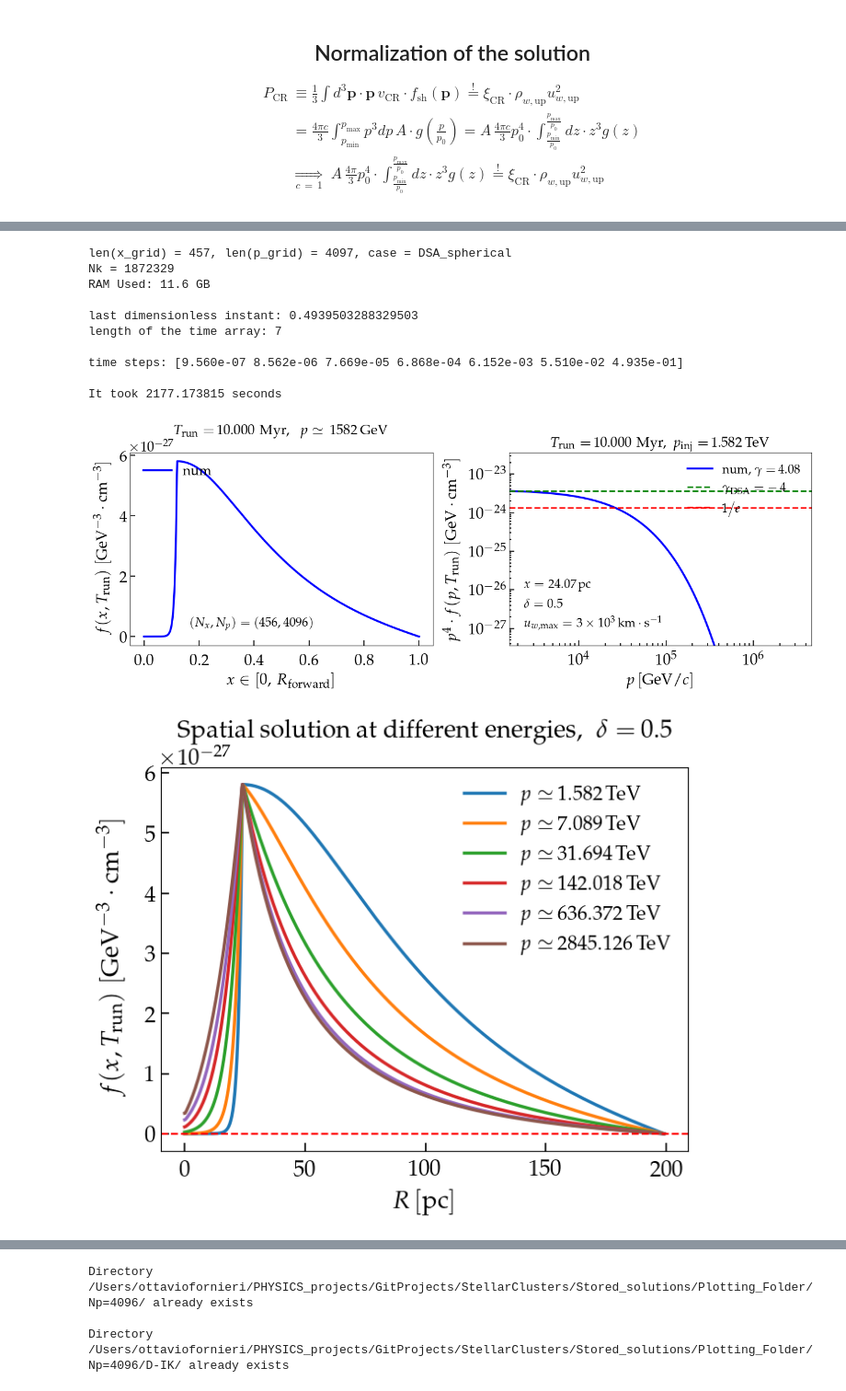
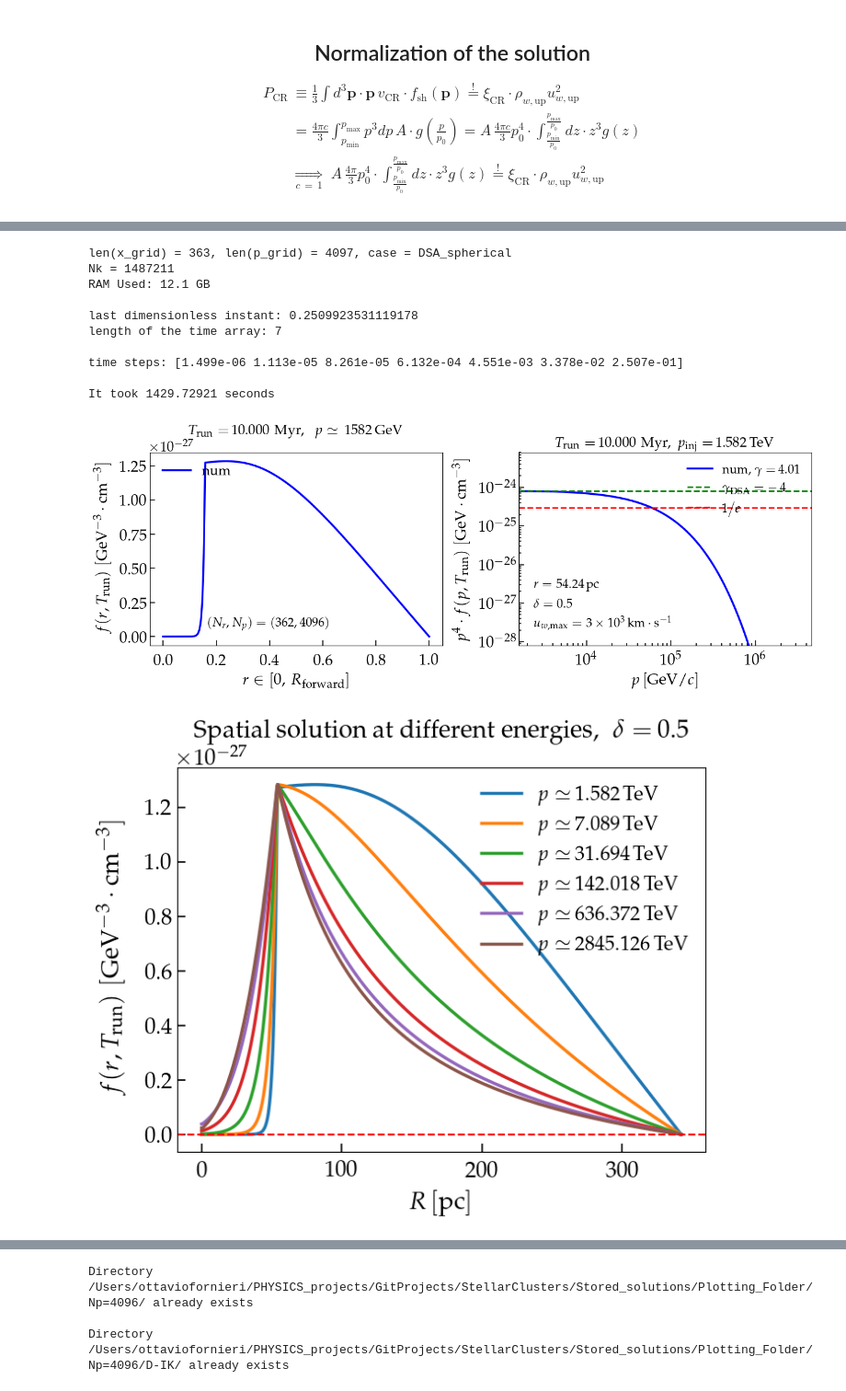
Before and after one commit to ottaviofornieri/StellarClusters, a Jupyter notebook: GitHub_Transport_Radau5Spherical_NonUniformGrid_NonSymmetricShock.ipynb, the cells around one changed output, grey strips where cells are left out. Shown at 92% size. Drawn from its saved outputs; the diff is of its cells as text; code cells hidden in the pictures.

```diff
--- a/GitHub_Transport_Radau5Spherical_NonUniformGrid_NonSymmetricShock.ipynb
+++ b/GitHub_Transport_Radau5Spherical_NonUniformGrid_NonSymmetricShock.ipynb
@@ -169,7 +169,7 @@ $$
 # %%
 ## Paramters of the problem ##
 
-n_ISM = 15.                               # density between the termination shock (TS) and the forward shock (FS), in [cm^{-3}]
+n_ISM = 1.                               # density between the termination shock (TS) and the forward shock (FS), in [cm^{-3}]
 M_dot = 1.e-4                             # mass-loss rate, in [M_sun yr^{-1}]
 v_0 = 3000.                               # wind velocity at the TS, in [km s^{-1}]
 eta_B = 0.1                               # conversion effiency into turbulent B
@@ -308,7 +308,7 @@ DeltaL_v_dless = DeltaL_v / L_ref
 DeltaX_acc_up = D_coeff_func(p_grid) / v_0_cm * conv_cm_pc                      # acceleration length upstream
 DeltaX_acc_down = D_coeff_func(p_grid) / (v_0_cm/compr_factor) * conv_cm_pc     # acceleration length downstream
 factor_below_DeltaXAcc_maxDx = 1.
-factor_below_DeltaXAcc_minDx = 3.
+factor_below_DeltaXAcc_minDx = 2.
 DeltaX_acc_min = min( min(DeltaX_acc_up), min(DeltaX_acc_down) )
 DeltaX_acc_max = max(D_coeff_func(p_grid)) / v_0_cm * conv_cm_pc
 DeltaX_acc_min_dless = DeltaX_acc_min / L_ref
@@ -368,26 +368,26 @@ plt.figure(figsize=(10.5, 4.5))
 plt.subplot(1, 2, 1)
 plot_cosmetics_multi()
 
-plt.title('Upstream', fontsize=20, pad=8)
+plt.title('Upstream', fontsize=18, pad=8)
 plt.loglog(p_grid, DeltaX_acc_up, lw=2.5, color='blue', label='$\\delta = \;$' + str(delta_diff))
 plt.xlabel('$ p \, [\mathrm{GeV}/c]$',fontsize=20)
 plt.ylabel('$\\frac{D(p)}{u} \, [\mathrm{pc}]$',fontsize=20)
-plt.axhline(y=shock_location*L_ref, ls='--', lw=1.5, color='red', label='$\\Delta x_{\mathrm{up}} = \,$' + str("{:.1f}".format((shock_location)*L_ref)) + '\, pc')
-plt.axhline(y=dx_physical_min, ls='--', lw=1.5, color='orange', label='$dx_{\mathrm{min}} = \;$' + str("{:.3f}".format(dx_physical_min)) + '\, pc')
-plt.axhline(y=dx_physical_max, ls='--', lw=1.5, color='blue', label='$dx_{\mathrm{max, up}} = \;$' + str("{:.3f}".format(dx_physical_max)) + '\, pc')
+plt.axhline(y=shock_location*L_ref, ls='--', lw=1.5, color='red', label='$\\Delta r_{\mathrm{up}} = \,$' + str("{:.1f}".format((shock_location)*L_ref)) + '\, pc')
+plt.axhline(y=dx_physical_min, ls='--', lw=1.5, color='orange', label='$dr_{\mathrm{min}} = \;$' + str("{:.3f}".format(dx_physical_min)) + '\, pc')
+plt.axhline(y=dx_physical_max, ls='--', lw=1.5, color='blue', label='$dr_{\mathrm{max, up}} = \;$' + str("{:.3f}".format(dx_physical_max)) + '\, pc')
 plt.legend(fontsize=16, frameon=False)
 
 
 plt.subplot(1, 2, 2)
 plot_cosmetics_multi()
 
-plt.title('Downstream', fontsize=20, pad=8)
+plt.title('Downstream', fontsize=18, pad=8)
 plt.loglog(p_grid, DeltaX_acc_down, lw=2.5, color='blue', label='$\\delta = \;$' + str(delta_diff))
 plt.xlabel('$ p \, [\mathrm{GeV}/c]$',fontsize=20)
 plt.ylabel('$\\frac{D(p)}{u} \, [\mathrm{pc}]$',fontsize=20)
-plt.axhline(y=(L-shock_location)*L_ref, ls='--', lw=1.5, color='red', label='$\\Delta x_{\mathrm{down}} = \,$' + str("{:.1f}".format((L-shock_location)*L_ref)) + '\, pc')
-plt.axhline(y=dx_physical_min, ls='--', lw=2., color='orange', label='$dx_{\mathrm{min}} = \;$' + str("{:.3f}".format(dx_physical_min)) + '\, pc')
-plt.axhline(y=dx_physical_max_down, ls='--', lw=1.5, color='blue', label='$dx_{\mathrm{max, down}} = \;$' + str("{:.3f}".format(dx_physical_max_down)) + '\, pc')
+plt.axhline(y=(L-shock_location)*L_ref, ls='--', lw=1.5, color='red', label='$\\Delta r_{\mathrm{down}} = \,$' + str("{:.1f}".format((L-shock_location)*L_ref)) + '\, pc')
+plt.axhline(y=dx_physical_min, ls='--', lw=2., color='orange', label='$dr_{\mathrm{min}} = \;$' + str("{:.3f}".format(dx_physical_min)) + '\, pc')
+plt.axhline(y=dx_physical_max_down, ls='--', lw=1.5, color='blue', label='$dr_{\mathrm{max, down}} = \;$' + str("{:.3f}".format(dx_physical_max_down)) + '\, pc')
 plt.legend(fontsize=16, frameon=False)
 plt.tight_layout()
 
@@ -398,22 +398,22 @@ plt.figure(figsize=(10.5, 4.5))
 plt.subplot(1, 2, 1)
 plot_cosmetics_multi()
 
-plt.title('Upstream, dimensionless', fontsize=20, pad=8)
+plt.title('Upstream, dimensionless', fontsize=18, pad=8)
 plt.loglog(p_grid, DeltaX_acc_up / L_ref, lw=2.5, color='blue', label='$\\delta = \;$' + str(delta_diff))
 plt.xlabel('$ p \, [\mathrm{GeV}/c]$',fontsize=20)
 plt.ylabel('$\\frac{D(p)}{u}$',fontsize=20)
-plt.axhline(y=dx_min, ls='--', lw=2., color='orange', label='$dx_{\mathrm{min}} = \;$' + str("{:.5f}".format(dx_min)))
+plt.axhline(y=dx_min, ls='--', lw=2., color='orange', label='$dr_{\mathrm{min}} = \;$' + str("{:.5f}".format(dx_min)))
 plt.legend(fontsize=16, frameon=False)
 
 
 plt.subplot(1, 2, 2)
 plot_cosmetics_multi()
 
-plt.title('Downstream, dimensionless', fontsize=20, pad=8)
+plt.title('Downstream, dimensionless', fontsize=18, pad=8)
 plt.loglog(p_grid, DeltaX_acc_down / L_ref, lw=2.5, color='blue', label='$\\delta = \;$' + str(delta_diff))
 plt.xlabel('$ p \, [\mathrm{GeV}/c]$',fontsize=20)
 plt.ylabel('$\\frac{D(p)}{u}$',fontsize=20)
-plt.axhline(y=dx_min, ls='--', lw=2., color='orange', label='$dx_{\mathrm{min}} = \;$' + str("{:.5f}".format(dx_min)))
+plt.axhline(y=dx_min, ls='--', lw=2., color='orange', label='$dr_{\mathrm{min}} = \;$' + str("{:.5f}".format(dx_min)))
 plt.legend(fontsize=16, frameon=False)
 plt.tight_layout()
 
@@ -462,19 +462,18 @@ plt.scatter(x_grid, [1. for i in x_grid], s=5, color='blue')
 plt.axvline(x=shock_location, ls='--', lw=1.5, color='blue', label='shock')
 plt.axvline(x=shock_location-width_at_shock/2 * DeltaX_acc_max_dless, ls='--', lw=1.5, color='Orange', label='$\mathrm{avg} - \\frac{D_{\mathrm{max}}}{u_{\mathrm{up}}}$')
 plt.axvline(x=shock_location+width_at_shock/2 * DeltaX_acc_max_dless, ls='--', lw=1.5, color='magenta', label='$\mathrm{avg} + \\frac{D_{\mathrm{max}}}{u_{\mathrm{up}}}$')
-plt.xlabel('$x \in [0, \, R_{\mathrm{forward}}]$', fontsize=20)
+plt.xlabel('$r \in [0, \, R_{\mathrm{forward}}]$', fontsize=20)
 plt.yticks([])
 plt.legend(fontsize=15, frameon=False, loc='upper right')
 plt.text(0.6, 0.1, '$\\frac{D_{\mathrm{max}}}{u_{\mathrm{up}}}\\big|_{\mathrm{dless}} = \;$' + str("{:.3f}".format(DeltaX_acc_max_dless)), fontsize=15, transform = plt.gca().transAxes)
 plt.text(0.6, 0.25, '$\\frac{D_{\mathrm{max}}}{u_{\mathrm{up}}} = \;$' + str("{:.3f}".format(DeltaX_acc_max)) + '$\, \mathrm{pc}$', fontsize=15, transform = plt.gca().transAxes)
-plt.text(shock_location - 0.125*shock_location, 0.6, '$N_x^{\mathrm{shock}} = \,$' + str(Nx_around_shock_left+Nx_around_shock_right), fontsize=12, rotation=90, transform = plt.gca().transAxes)
-plt.text(shock_location + 1.2*DeltaX_acc_max_dless, 0.6, '$N_x^{\mathrm{right}} = \,$' + str(Nx_away_from_shock_right), fontsize=12, rotation=90, transform = plt.gca().transAxes)
+plt.text(shock_location - 0.6*shock_location, 1.003, '$N_r^{\mathrm{shock}} = \,$' + str(Nx_around_shock_left+Nx_around_shock_right), fontsize=12, rotation=90)
+plt.text(shock_location + 1.1*width_at_shock/2 * DeltaX_acc_max_dless, 1.003, '$N_r^{\mathrm{right}} = \,$' + str(Nx_away_from_shock_right), fontsize=12, rotation=0)
 if left_space > 0.:
-    plt.text(shock_location - 1.1*DeltaX_acc_max_dless, 0.6, '$N_x^{\mathrm{left}} = \,$' + str(Nx_away_from_shock_left), fontsize=12, rotation=90, transform = plt.gca().transAxes)
+    plt.text(shock_location - 1.1*width_at_shock/2 * DeltaX_acc_max_dless, 1.003, '$N_r^{\mathrm{left}} = \,$' + str(Nx_away_from_shock_left), fontsize=12, rotation=90)
 
 plt.savefig('NonUniform_Grid.pdf',format='pdf',bbox_inches='tight', dpi=200)
 ##########################
-
 
 # creating the D(E) at each point in space
 D_matrix = np.zeros( (len(x_grid), len(p_grid)), dtype=np.float64 )
@@ -1705,10 +1725,10 @@ plot_cosmetics_multi()
 
 plt.plot(x_grid, CR_norm*sol[-1, :, shown_momentum], ls='-', lw=2.5, color='blue', label='num')
 plt.title('$T_{\mathrm{run}} = \,$' + str("{:.3f}".format(t_true)) + '$\; \mathrm{Myr}, \; \; p \simeq \,' + str(round(p_grid[shown_momentum])) + '\, \mathrm{GeV}$', fontsize=18, pad=8)
-plt.xlabel('$x \in [0, \, R_{\mathrm{forward}}]$', fontsize=20)
-plt.ylabel('$f(x,T_{\mathrm{run}}) \; [\mathrm{GeV^{-3}} \cdot \mathrm{cm^{-3}}]$', fontsize=20)
+plt.xlabel('$r \in [0, \, R_{\mathrm{forward}}]$', fontsize=20)
+plt.ylabel('$f(r,T_{\mathrm{run}}) \; [\mathrm{GeV^{-3}} \cdot \mathrm{cm^{-3}}]$', fontsize=20)
 plt.legend(frameon=False, fontsize=18, loc='upper left')
-plt.text(0.2, 0.1, '$(N_x, N_p) = ($' + str(Nx) + ',\,' + str(Np) + '$)$', fontsize=16, transform = plt.gca().transAxes)
+plt.text(0.2, 0.1, '$(N_r, N_p) = ($' + str(Nx) + ',\,' + str(Np) + '$)$', fontsize=16, transform = plt.gca().transAxes)
 
 
 plt.subplot(1, 2, 2)
@@ -1729,7 +1749,7 @@ if particle_type == 'leptons':
     plt.axvline(x=p_grid[indx_intersec_LossAcc], ls='--', lw=2., color='Orange', label='$\\tau_{\mathrm{loss}} \leq \\tau_{\mathrm{acc}}$')
 plt.xlabel('$p \, [\mathrm{GeV}/c]$', fontsize=20)
 plt.ylabel('$p^4 \cdot f(p,T_{\mathrm{run}}) \; [\mathrm{GeV} \cdot \mathrm{cm^{-3}}]$', fontsize=20)
-plt.text(0.05, 0.3, '$x = \;$' + str("{:.2f}".format(shock_location*L_ref)) + '$\, \mathrm{pc}$', fontsize=16, transform = plt.gca().transAxes)
+plt.text(0.05, 0.3, '$r = \;$' + str("{:.2f}".format(shock_location*L_ref)) + '$\, \mathrm{pc}$', fontsize=16, transform = plt.gca().transAxes)
 plt.text(0.05, 0.2, '$\\delta = \;$' + str(delta_diff), fontsize=16, transform = plt.gca().transAxes)
 plt.text(0.05, 0.1, '$u_{w, \mathrm{max}} = \;$' + str("${}$".format(f.format_data(v_0))) + '$\, \mathrm{km \cdot s^{-1}}$', fontsize=16, transform = plt.gca().transAxes)
 plt.legend(frameon=False, fontsize=16, loc='upper right')
@@ -1750,46 +1770,46 @@ print ('It took', runtime, "seconds")
 
 plt.savefig(dirName + 'LastSnapshot_p4_deltadiff=' + str(delta_diff) + '.pdf',format='pdf',bbox_inches='tight', dpi=200)
 # %% [output]
-len(x_grid) = 457, len(p_grid) = 4097, case = DSA_spherical
-Nk = 1872329
-RAM Used: 11.6 GB
+len(x_grid) = 363, len(p_grid) = 4097, case = DSA_spherical
+Nk = 1487211
+RAM Used: 12.1 GB
 
-last dimensionless instant: 0.4939503288329503
+last dimensionless instant: 0.2509923531119178
 length of the time array: 7
 
-time steps: [9.560e-07 8.562e-06 7.669e-05 6.868e-04 6.152e-03 5.510e-02 4.935e-01]
+time steps: [1.499e-06 1.113e-05 8.261e-05 6.132e-04 4.551e-03 3.378e-02 2.507e-01]
 
-It took 2177.173815 seconds
+It took 1429.72921 seconds
-[figure, old version]
+[figure, new version]
 # %%
 ## Block to plot the spatial solution at different energies ##
 
 plt.figure(figsize=(7.5, 5.5))
 plot_cosmetics_single()
 
 
 
 p_chosen_array = np.logspace(start=np.log10(p_grid[indx_p_inj]), stop=np.log10(p_grid[-1]-0.1*p_grid[-1]), num=6)
 indices_p_chosen_array = [np.argmin( (abs(p_grid - p_chosen_array[ip])) ) for ip in range(len(p_chosen_array))]
 multiplication_factor = [max(sol[-1, :, indices_p_chosen_array[0]]) / max(sol[-1, :, indices_p_chosen_array[ip+1]])  for ip in range(len(p_chosen_array)-1)]
 
 
 for ip in range(len(p_chosen_array)):
     if ip == 0:
         plt.plot(x_grid*L_ref, CR_norm*sol[-1, :, indices_p_chosen_array[ip]], lw=2.5, label='$p \simeq \,$' + str( round(p_grid[indices_p_chosen_array[ip]]) / 1.e3 ) + '$\, \mathrm{TeV}$')
     else:
         plt.plot(x_grid*L_ref, multiplication_factor[ip-1]*CR_norm*sol[-1, :, indices_p_chosen_array[ip]], lw=2.5, label='$p \simeq \,$' + str( round(p_grid[indices_p_chosen_array[ip]]) / 1.e3 ) + '$\, \mathrm{TeV}$')
 
 
 plt.axhline(y=0., ls='--', lw=1.5, color='red')
 plt.title('Spatial solution at different energies, \;$\\delta = \,$' + str(delta_diff), fontsize=20, pad=8)
 plt.xlabel('$R \, [\mathrm{pc}]$', fontsize=20)
-plt.ylabel('$f(x, T_{\mathrm{run}}) \; [\mathrm{GeV^{-3}} \cdot \mathrm{cm^{-3}}]$', fontsize=20)
+plt.ylabel('$f(r, T_{\mathrm{run}}) \; [\mathrm{GeV^{-3}} \cdot \mathrm{cm^{-3}}]$', fontsize=20)
 plt.legend(fontsize=16, frameon=False)
 
 plt.savefig(dirName + 'SpatialSol_DifferentEnergies_delta=' + str(delta_diff) + '.pdf',format='pdf',bbox_inches='tight', dpi=200)
 # %% [output]
-[figure, old version]
+[figure, new version]
 # %%
 ## Block to plot the spectrum at different locations ##
 
```
Also changed, not shown: parts of 16 cells of this notebook, 50 other files.
